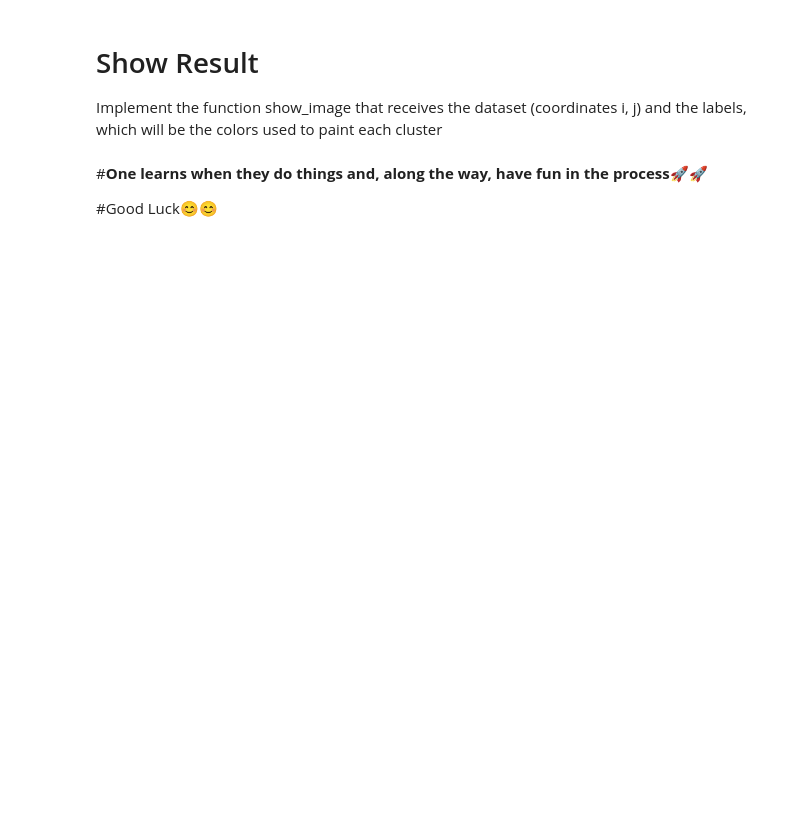
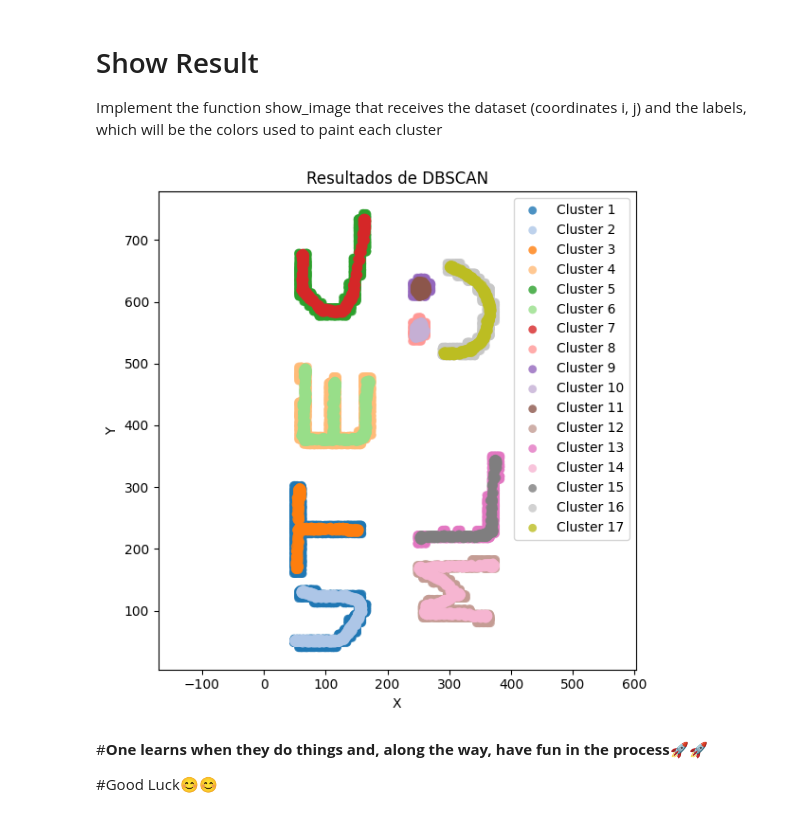
Before and after one commit to BrajanNieto/Mlearning, a Jupyter notebook: DBSCAN_Misterio.ipynb, the cells around one changed output. Saved outputs shown, nothing was run; the diff lists cells and outputs as text; code cells hidden in the pictures; blank space fills up the shorter version.

```diff
--- a/DBSCAN_Misterio.ipynb
+++ b/DBSCAN_Misterio.ipynb
@@ -65,3 +163,11 @@ dataset = pd.read_csv(path + 'misterio.csv', header=None)
 labels = DBSCAN(dataset,2,5)
 # %% [output]
 FileNotFoundError: [Errno 2] No such file or directory: '/content/drive/MyDrive/UTEC/CURSOS/2024.1/MACHINE LEARNING/PRACTICA/DataSet/misterio.csv'
+# %%
+# DATAFRAME df ya cargado con columnas ['X','Y','R','G','B']
+dataset = df.values.tolist()       # lo convertimos a lista de listas
+labels  = DBSCAN(dataset, radio=31, vecinos_min=10)
+
+# Adjunta las etiquetas al DataFrame si lo deseas
+df["cluster"] = labels
+df.head()
@@ -73,3 +247,8 @@ def Show_Image(dataset, labels):
+# %%
+# Asumiendo que `df` tiene las columnas X e Y y una lista `labels` con las etiquetas:
+Show_Image(df[['X', 'Y']].values, labels)
+# %% [output]
+[figure, added]
 # %% [markdown]
 #**One learns when they do things and, along the way, have fun in the process**🚀🚀
 
```
Also changed, not shown: parts of 8 cells of this notebook.
